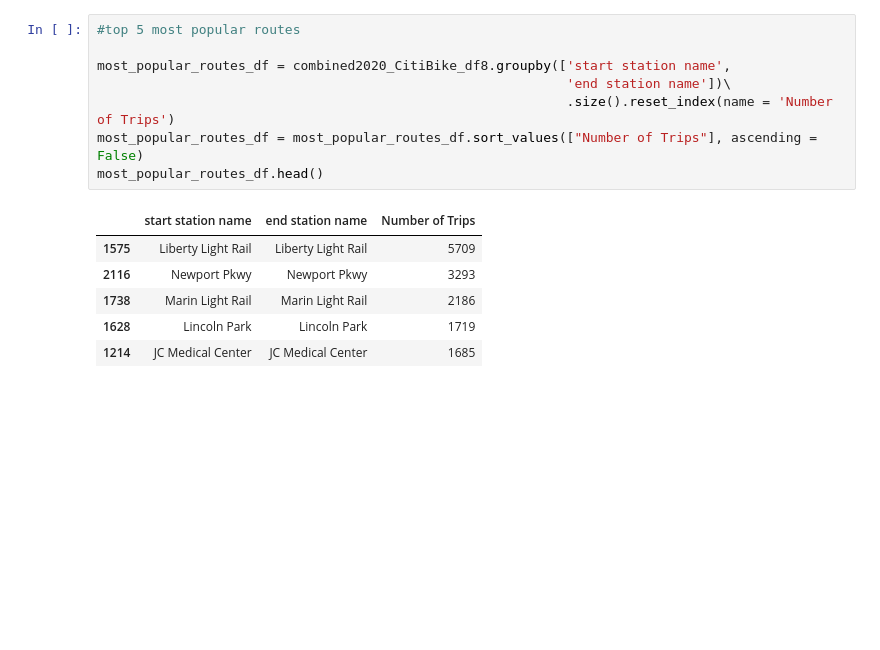
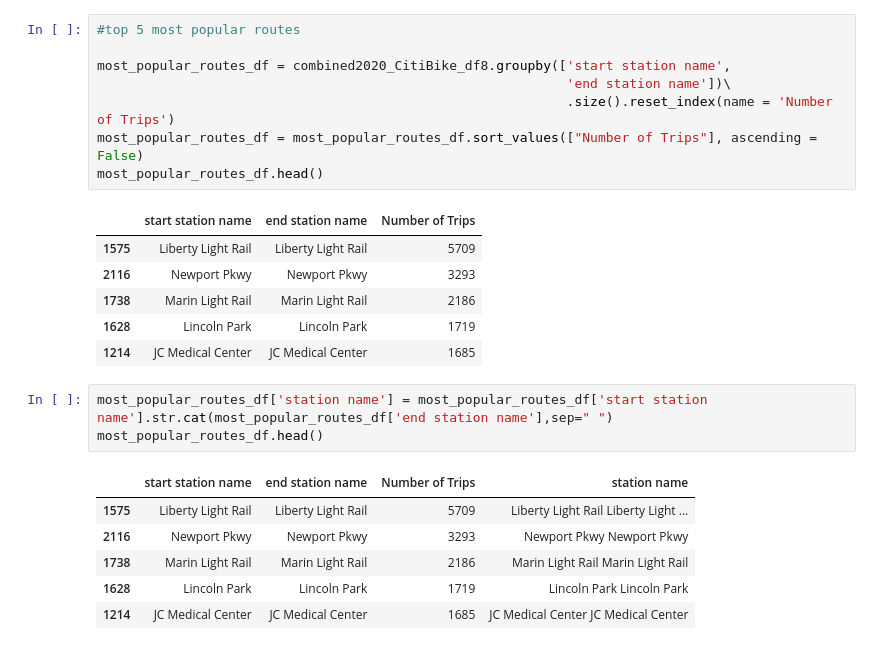
Before and after one commit to tnatoli29/Project_1, a Jupyter notebook: CitiBike/CitiBike 2020 Merge.ipynb, the cells around one changed output. Drawn from its saved outputs; the diff is of its cells as text; blank space fills up the shorter version.

```diff
--- a/CitiBike/CitiBike 2020 Merge.ipynb
+++ b/CitiBike/CitiBike 2020 Merge.ipynb
@@ -396,3 +396,13 @@ most_popular_routes_df.head()
 | 1738 | Marin Light Rail | Marin Light Rail | 2186 |
 | 1628 | Lincoln Park | Lincoln Park | 1719 |
 | 1214 | JC Medical Center | JC Medical Center | 1685 |
+# %%
+most_popular_routes_df['station name'] = most_popular_routes_df['start station name'].str.cat(most_popular_routes_df['end station name'],sep=" ")
+most_popular_routes_df.head()
+# %% [output]
+|  | start station name | end station name | Number of Trips | station name |
+| 1575 | Liberty Light Rail | Liberty Light Rail | 5709 | Liberty Light Rail Liberty Light ... |
+| 2116 | Newport Pkwy | Newport Pkwy | 3293 | Newport Pkwy Newport Pkwy |
+| 1738 | Marin Light Rail | Marin Light Rail | 2186 | Marin Light Rail Marin Light Rail |
+| 1628 | Lincoln Park | Lincoln Park | 1719 | Lincoln Park Lincoln Park |
+| 1214 | JC Medical Center | JC Medical Center | 1685 | JC Medical Center JC Medical Center |
```
